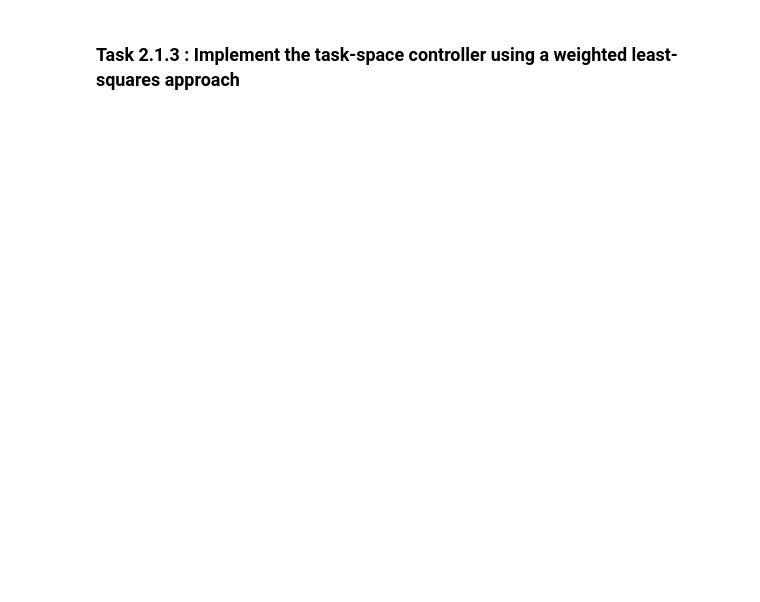
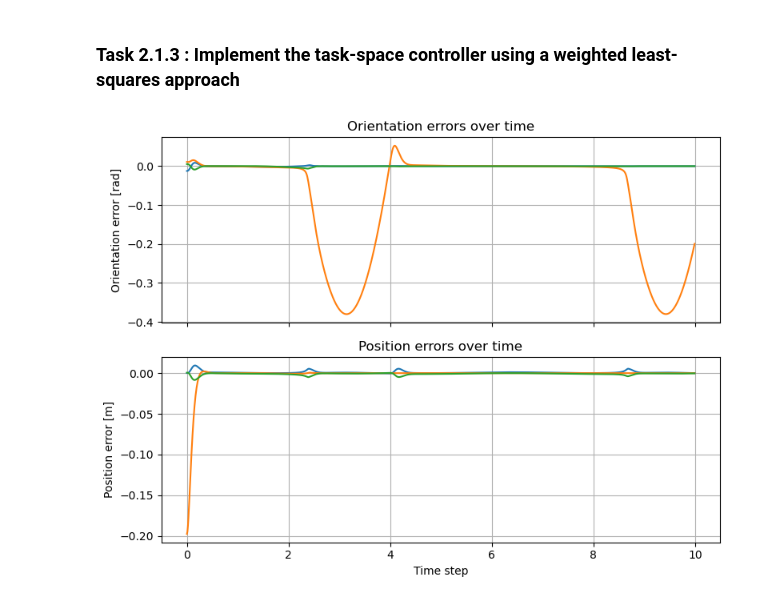
Before and after one commit to Thibi15/robotics, a Jupyter notebook: exercise_2_control/part_2_task_space.ipynb, the cells around one changed output. Saved outputs shown, nothing was run; the diff lists cells and outputs as text; code cells hidden in the pictures; blank space fills up the shorter version.

```diff
--- a/exercise_2_control/part_2_task_space.ipynb
+++ b/exercise_2_control/part_2_task_space.ipynb
@@ -298,30 +308,33 @@ def controller_wls(q, t):
     q (numpy.ndarray): The current joint positions of the robot.
     t (float): The current time.
 
     Returns:
     numpy.ndarray: The control input for the robot.
     """
 
     # get the error as a numpy array from the casadi function
     error = e_func(q, t).full()
     # get the jacobian as a numpy array from the casadi function
     jacobian = J_e_func(q, t).full()
     # get the feed forward term as a numpy array from the casadi function
     feed_forward = feed_forward_func(q, t).full()
 
     K = 10
     mu = 1e-2
     # Larger weights for position than orientation
     W = np.diag([1, 1, 1, 1e3, 1e3, 1e3])
 
     ##################################
     # TODO: implement your controller here
     dq = np.array([0,0,0,0,0,0,0])  # [rad/s]
+    dq = np.linalg.inv(jacobian.T @ W @ jacobian + mu* np.eye(7)) @ jacobian.T @ W @ (-K * error - feed_forward)
 
     ##################################
 
 
 
     return dq.ravel()
 
 simulate(controller_wls, q0)
+# %% [output]
+[figure, added]
```
Also changed, not shown: parts of 3 cells of this notebook, 5 other files.
